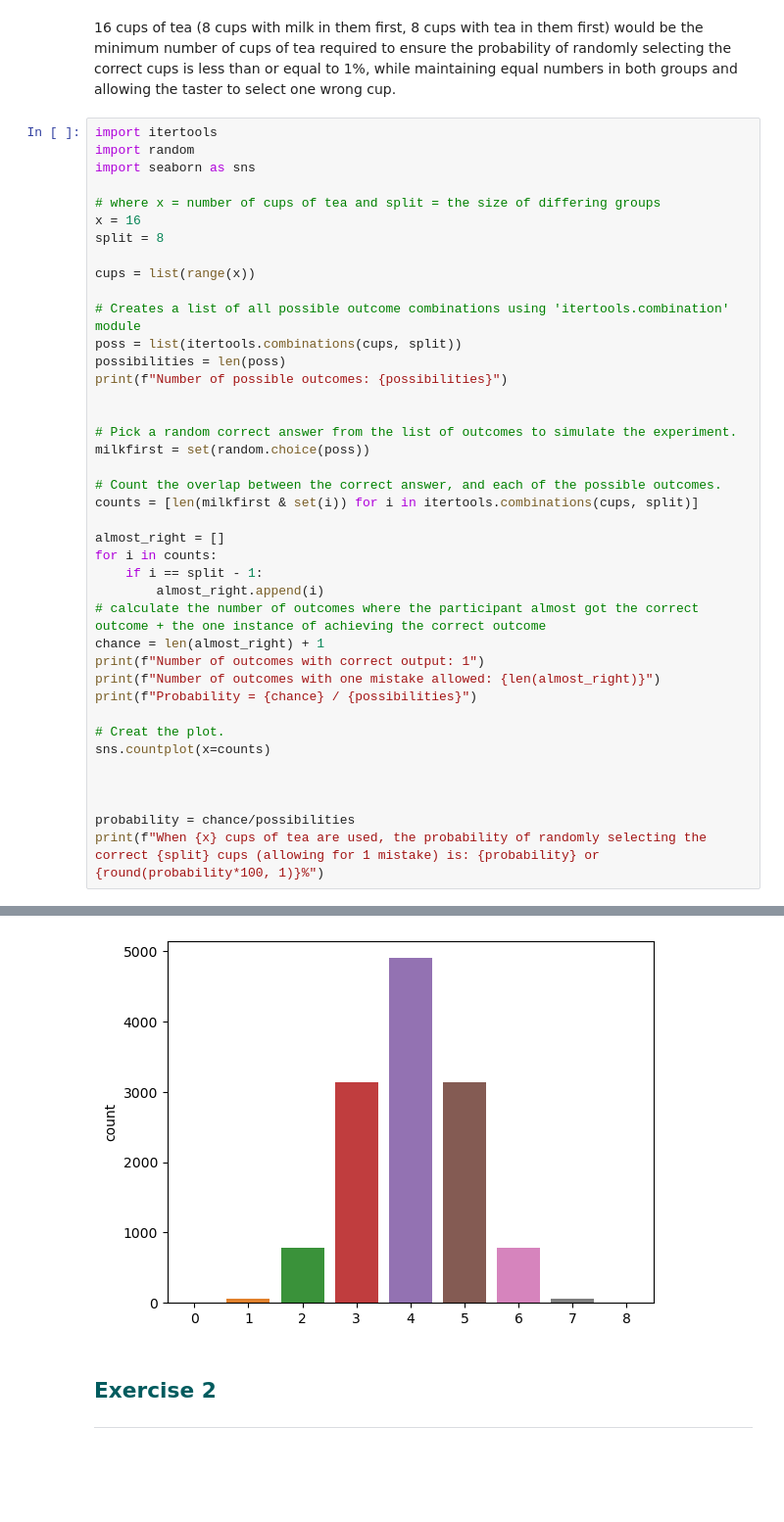
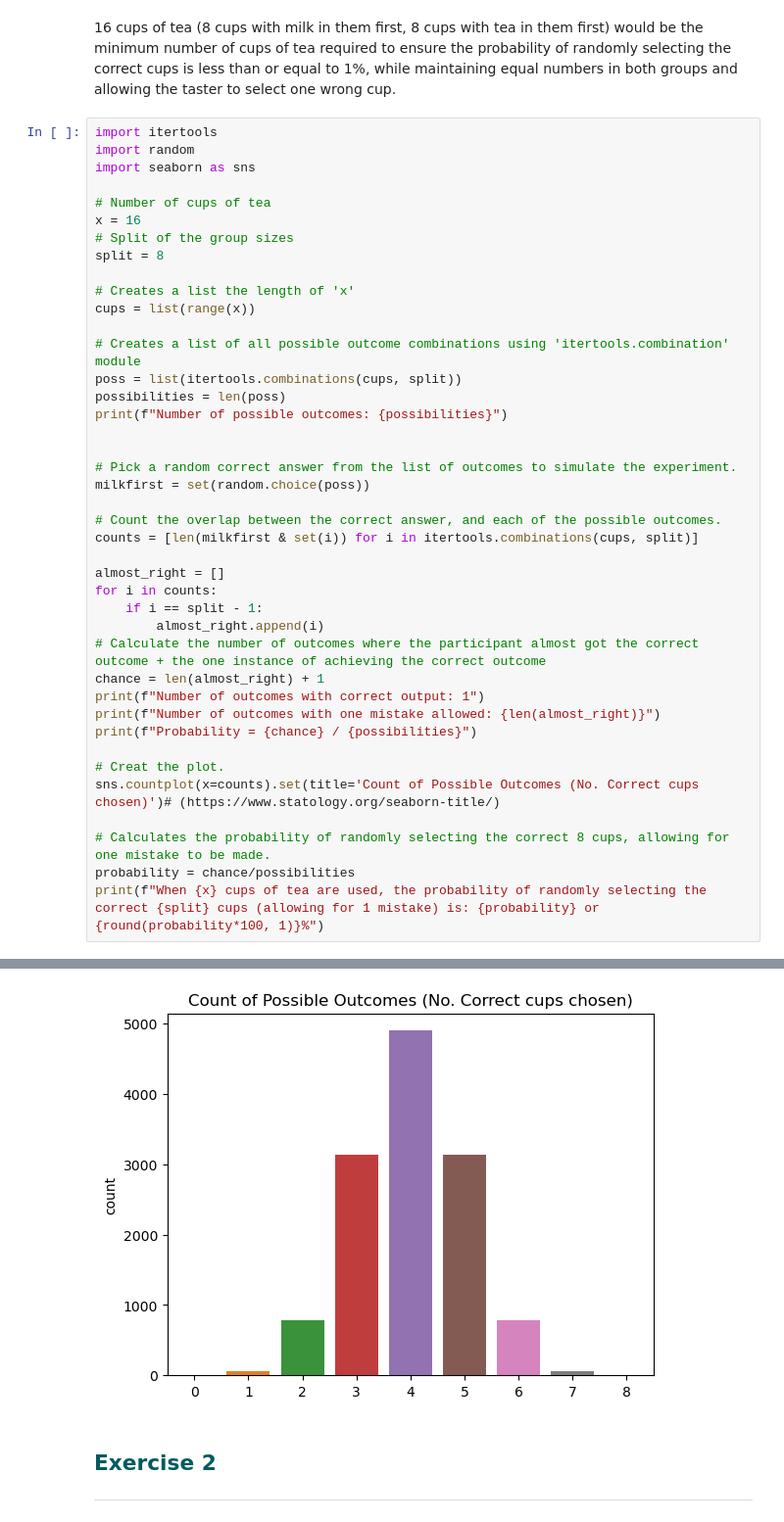
Before and after one commit to micheal-mcenery/machinelearning-assessment, a Jupyter notebook: Topic 1 - Statistics.ipynb, the cells around one changed output, grey strips where cells are left out. Shown: that part at 98% size. Drawn from its saved outputs; the diff is of its cells as text; blank space fills up the shorter version.

```diff
--- a/Topic 1 - Statistics.ipynb
+++ b/Topic 1 - Statistics.ipynb
@@ -60,48 +62,49 @@ import itertools
 import random
 import seaborn as sns
 
-# where x = number of cups of tea and split = the size of differing groups
+# Number of cups of tea
 x = 16
+# Split of the group sizes
 split = 8
 
+# Creates a list the length of 'x'
 cups = list(range(x))
 
 # Creates a list of all possible outcome combinations using 'itertools.combination' module
 poss = list(itertools.combinations(cups, split))
 possibilities = len(poss)
 print(f"Number of possible outcomes: {possibilities}")
 
 
 # Pick a random correct answer from the list of outcomes to simulate the experiment.
 milkfirst = set(random.choice(poss))
 
 # Count the overlap between the correct answer, and each of the possible outcomes.
 counts = [len(milkfirst & set(i)) for i in itertools.combinations(cups, split)]
 
 almost_right = []
 for i in counts:
     if i == split - 1:
         almost_right.append(i)
-# calculate the number of outcomes where the participant almost got the correct outcome + the one instance of achieving the correct outcome
+# Calculate the number of outcomes where the participant almost got the correct outcome + the one instance of achieving the correct outcome
 chance = len(almost_right) + 1
 print(f"Number of outcomes with correct output: 1")
 print(f"Number of outcomes with one mistake allowed: {len(almost_right)}")
 print(f"Probability = {chance} / {possibilities}")
 
 # Creat the plot.
-sns.countplot(x=counts)
+sns.countplot(x=counts).set(title='Count of Possible Outcomes (No. Correct cups chosen)')# (https://www.statology.org/seaborn-title/)
 
-
-
+# Calculates the probability of randomly selecting the correct 8 cups, allowing for one mistake to be made.
 probability = chance/possibilities
 print(f"When {x} cups of tea are used, the probability of randomly selecting the correct {split} cups (allowing for 1 mistake) is: {probability} or {round(probability*100, 1)}%")
 # %% [output]
 Number of possible outcomes: 12870
 Number of outcomes with correct output: 1
 Number of outcomes with one mistake allowed: 64
 Probability = 65 / 12870
 When 16 cups of tea are used, the probability of randomly selecting the correct 8 cups (allowing for 1 mistake) is: 0.005050505050505051 or 0.5%
-[figure, old version]
+[figure, new version]
 # %% [markdown]
 <h2 style="color:rgb(0, 91, 94)">Exercise 2</h2>
 <hr style=\"border-top: 1px solid rgb(0, 91, 94);\" />
```
Also changed, not shown: parts of 18 cells of this notebook, 1 other file.
